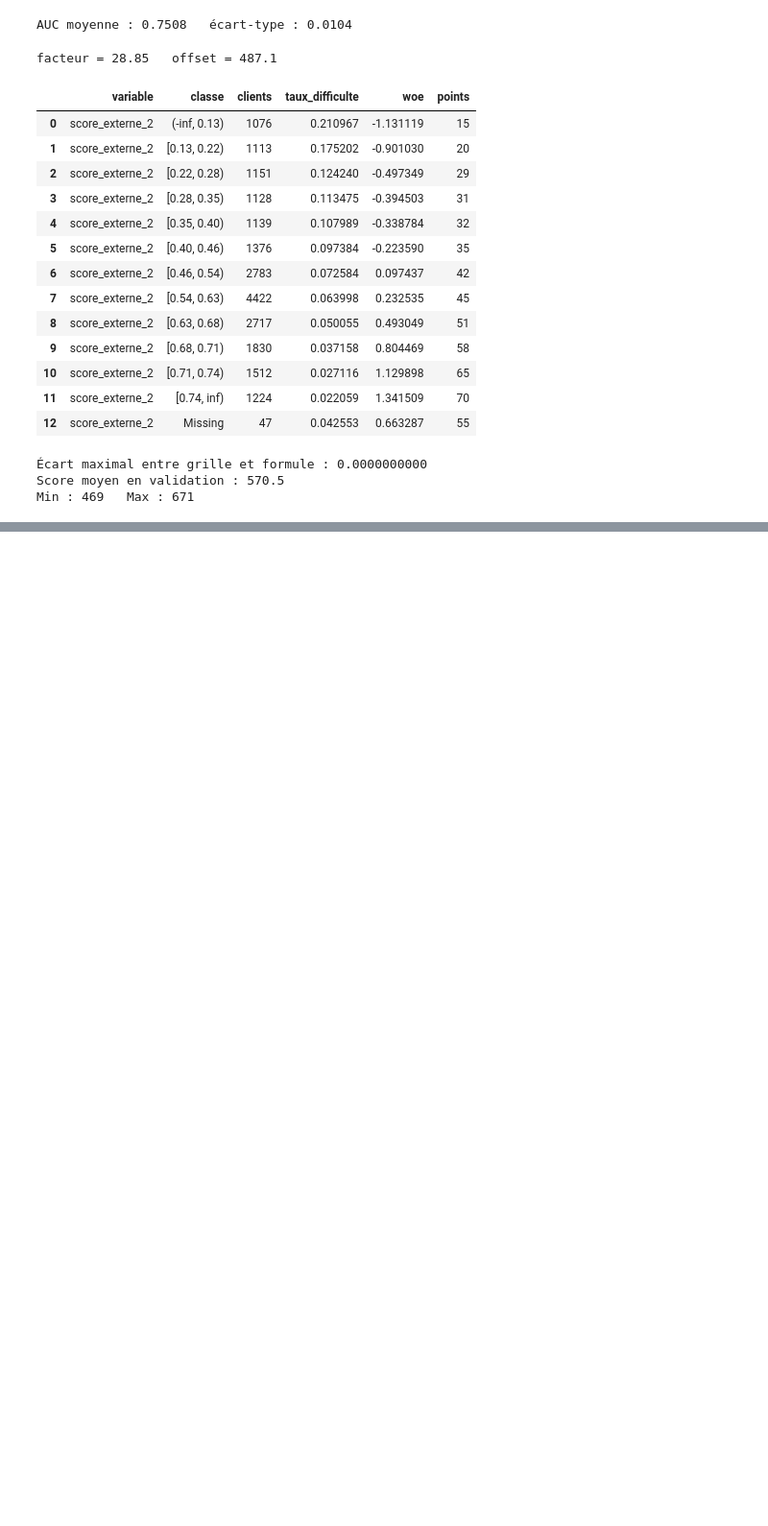
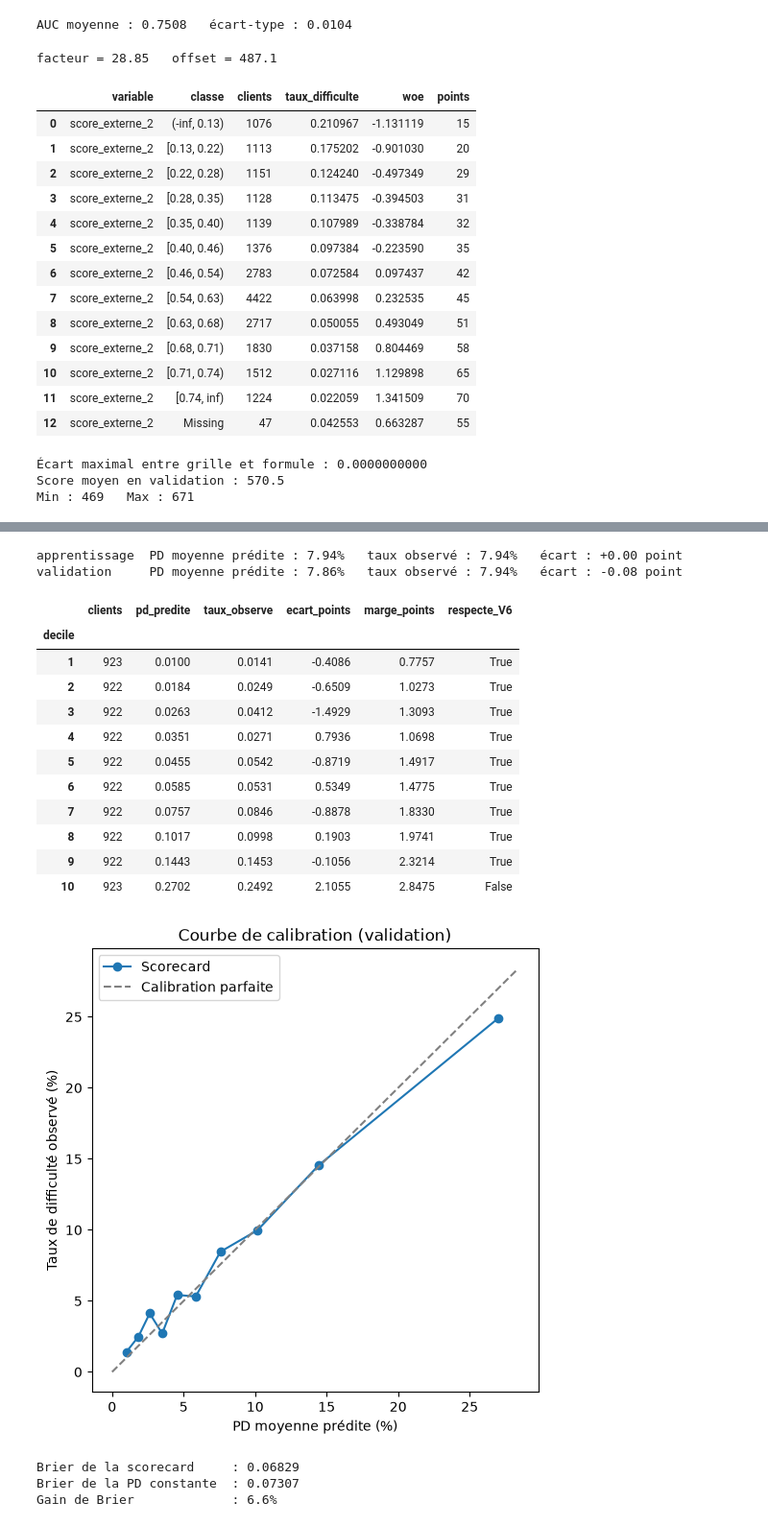
Before and after one commit to iliyass2003/Plateforme-de-donn-es-de-risque-de-cr-dit-conforme-BCBS-239, a Jupyter notebook: ds/notebooks/02_scorecard.ipynb, the cells around one changed output, grey strips where cells are left out. Shown at 96% size. Cells and saved outputs as stored; diff of their text form; code cells hidden in the pictures; blank space fills up the shorter version.

Commit message:
DS-5 : calibration V5 respecté, V6 exception justifiée (décile 10), V7 respecté

```diff
--- a/ds/notebooks/02_scorecard.ipynb
+++ b/ds/notebooks/02_scorecard.ipynb
@@ -417,0 +412,56 @@ Run enregistrée : f4bdefc5019e44b090b2d525873e6950
+# %%
+pd_app = modele_final.predict(sm.add_constant(X_app_woe[retenues]))
+pd_val = modele_final.predict(sm.add_constant(X_val_woe[retenues]))
+
+for nom, y_, p_ in [("apprentissage", y_app, pd_app), ("validation", y_val, pd_val)]:
+    ecart = (p_.mean() - y_.mean()) * 100
+    print(f"{nom:13}  PD moyenne prédite : {p_.mean():.2%}   taux observé : {y_.mean():.2%}   écart : {ecart:+.2f} point")
+# %% [output]
+apprentissage  PD moyenne prédite : 7.94%   taux observé : 7.94%   écart : +0.00 point
+validation     PD moyenne prédite : 7.86%   taux observé : 7.94%   écart : -0.08 point
+# %%
+calib = pd.DataFrame({"pd": pd_val.values, "y": y_val.values})
+calib["decile"] = pd.qcut(calib["pd"], 10, labels=range(1, 11))
+deciles = calib.groupby("decile", observed=True).agg(
+    clients=("y", "size"), pd_predite=("pd", "mean"), taux_observe=("y", "mean"))
+deciles["ecart_points"] = (deciles["pd_predite"] - deciles["taux_observe"]) * 100
+deciles["marge_points"] = 2 * np.sqrt(deciles["taux_observe"] * (1 - deciles["taux_observe"]) / deciles["clients"]) * 100
+deciles["respecte_V6"] = deciles["ecart_points"].abs() <= 2
+display(deciles.round(4))
+
+plt.figure(figsize=(6, 6))
+plt.plot(deciles["pd_predite"] * 100, deciles["taux_observe"] * 100, "o-", label="Scorecard")
+limite = max(deciles["pd_predite"].max(), deciles["taux_observe"].max()) * 100 * 1.05
+plt.plot([0, limite], [0, limite], "--", color="grey", label="Calibration parfaite")
+plt.xlabel("PD moyenne prédite (%)")
+plt.ylabel("Taux de difficulté observé (%)")
+plt.title("Courbe de calibration (validation)")
+plt.legend()
+plt.show()
+# %% [output]
+|  | clients | pd_predite | taux_observe | ecart_points | marge_points | respecte_V6 |
+| decile |  |  |  |  |  |  |
+| 1 | 923 | 0.0100 | 0.0141 | -0.4086 | 0.7757 | True |
+| 2 | 922 | 0.0184 | 0.0249 | -0.6509 | 1.0273 | True |
+| 3 | 922 | 0.0263 | 0.0412 | -1.4929 | 1.3093 | True |
+| 4 | 922 | 0.0351 | 0.0271 | 0.7936 | 1.0698 | True |
+| 5 | 922 | 0.0455 | 0.0542 | -0.8719 | 1.4917 | True |
+| 6 | 922 | 0.0585 | 0.0531 | 0.5349 | 1.4775 | True |
+| 7 | 922 | 0.0757 | 0.0846 | -0.8878 | 1.8330 | True |
+| 8 | 922 | 0.1017 | 0.0998 | 0.1903 | 1.9741 | True |
+| 9 | 922 | 0.1443 | 0.1453 | -0.1056 | 2.3214 | True |
+| 10 | 923 | 0.2702 | 0.2492 | 2.1055 | 2.8475 | False |
+[figure, added]
+# %%
+from sklearn.metrics import brier_score_loss
+
+t = y_val.mean()
+brier_modele = brier_score_loss(y_val, pd_val)
+brier_constant = t * (1 - t)
+print(f"Brier de la scorecard     : {brier_modele:.5f}")
+print(f"Brier de la PD constante  : {brier_constant:.5f}")
+print(f"Gain de Brier             : {1 - brier_modele / brier_constant:.1%}")
+# %% [output]
+Brier de la scorecard     : 0.06829
+Brier de la PD constante  : 0.07307
+Gain de Brier             : 6.6%
```
Also changed, not shown: parts of 3 cells of this notebook, 1 other file.
